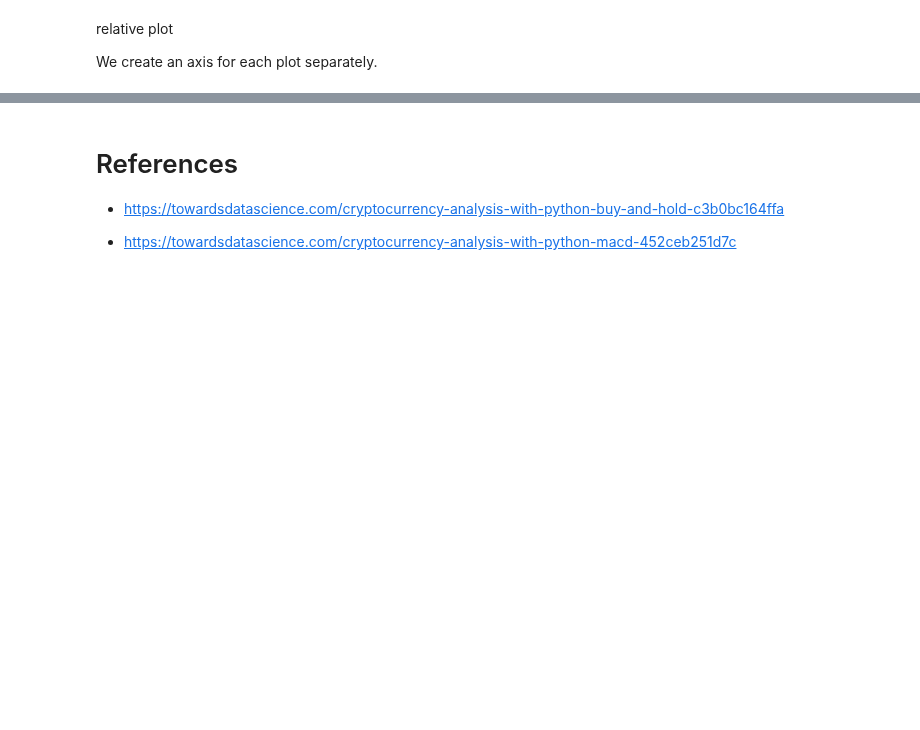
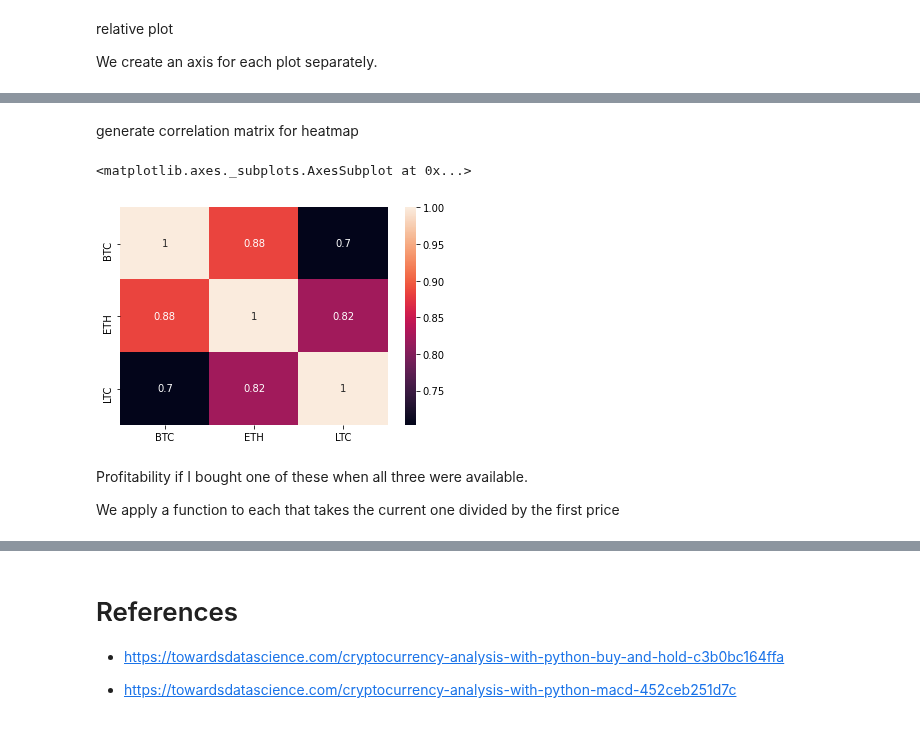
Before and after one commit to mblackstock/ds1-analytics, a Jupyter notebook: crypto_data_api.ipynb, the cells around one changed output, grey strips where cells are left out. Saved outputs shown, nothing was run; the diff lists cells and outputs as text; code cells hidden in the pictures; blank space fills up the shorter version.

```diff
--- a/crypto_data_api.ipynb
+++ b/crypto_data_api.ipynb
@@ -150,0 +157,17 @@ ax2.legend([ax1.get_lines()[0],
+# %% [markdown]
+generate correlation matrix for heatmap
+# %%
+
+# Compute the correlation matrix
+corr = df.corr()
+
+# f, ax = plt.subplots(figsize=(10, 10))
+# sns.heatmap(corr, annot=True, fmt = '.4f', center=0, square=True, linewidths=.5)
+sns.heatmap(corr, annot=True)
+# %% [output]
+<matplotlib.axes._subplots.AxesSubplot at 0x...>
+[figure, added]
+# %% [markdown]
+Profitability if I bought one of these when all three were available.
+
+We apply a function to each that takes the current one divided by the first price
```
Also changed, not shown: parts of 18 cells of this notebook.
